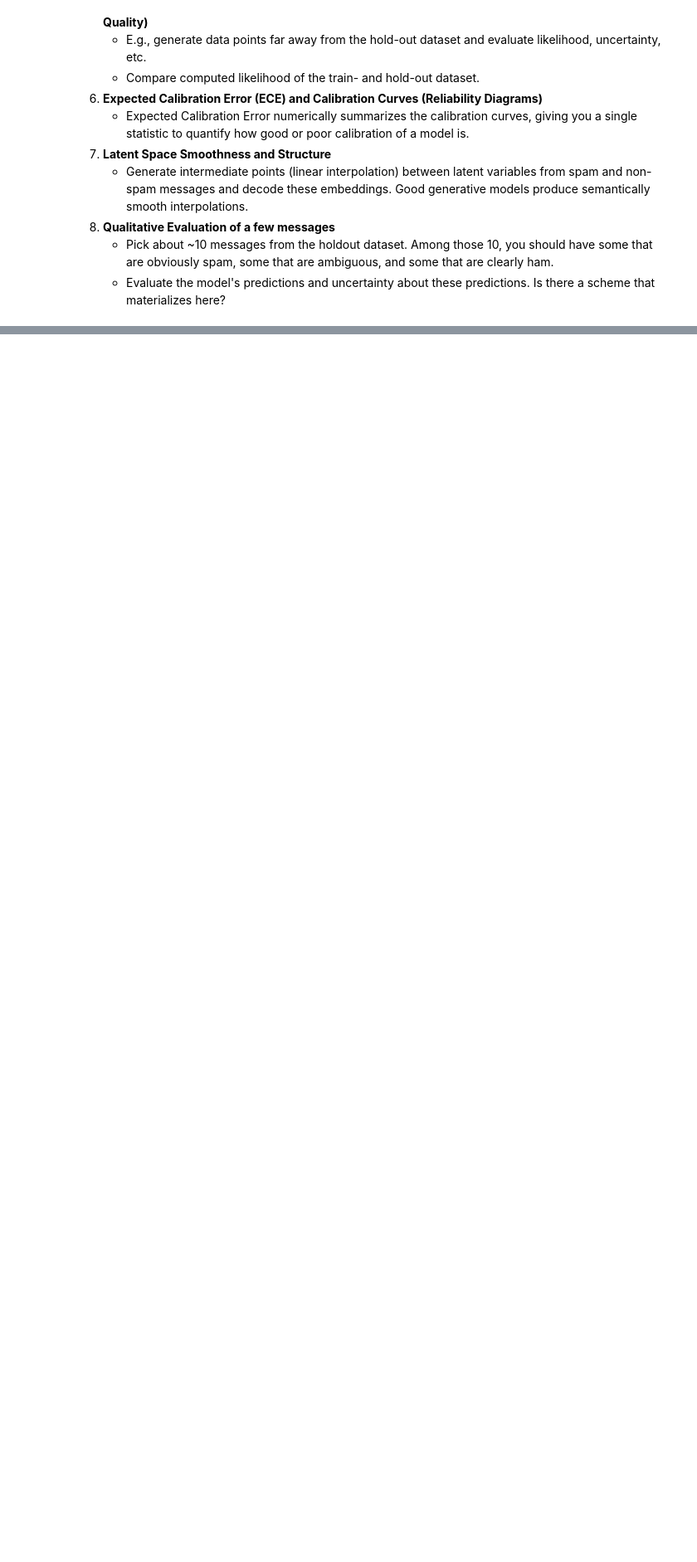
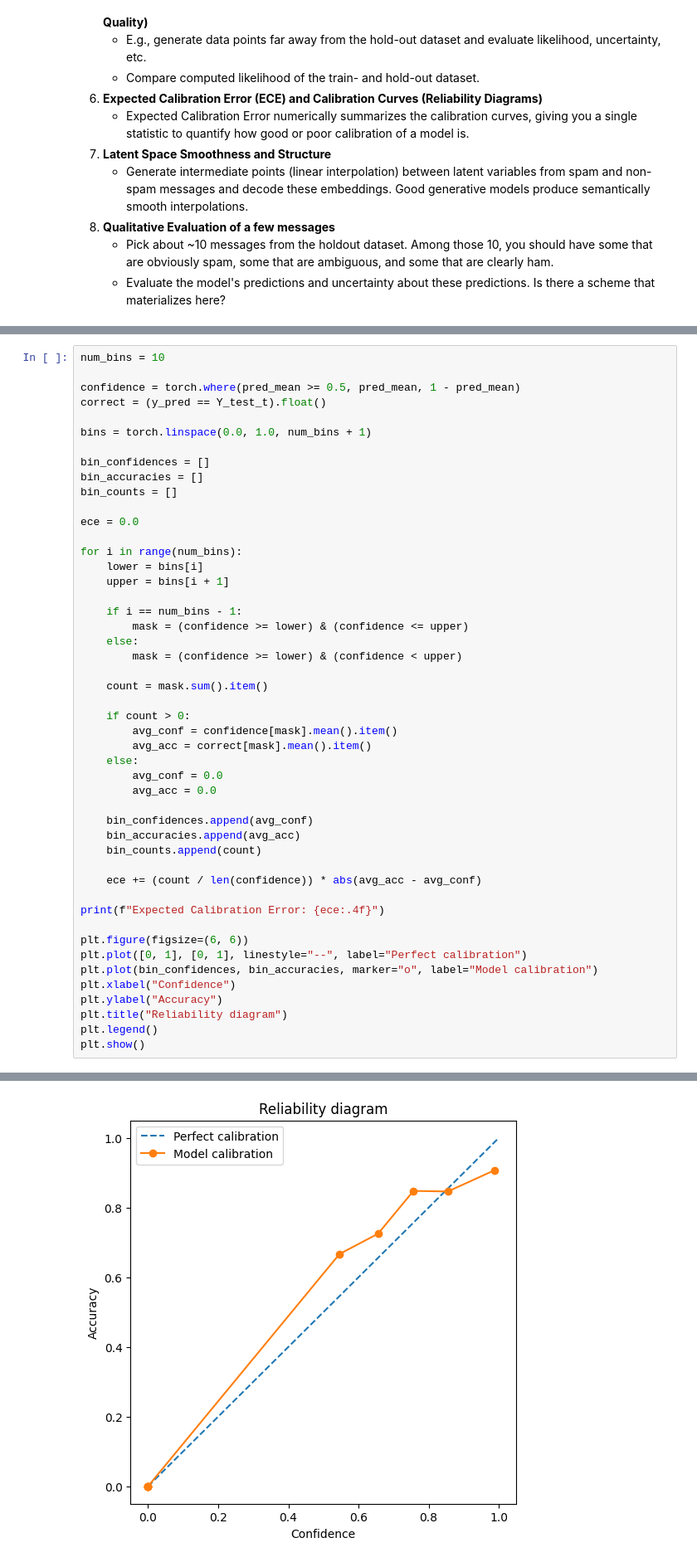
Before and after one commit to RemLezar99/Deep_Learning_4DT908, a Jupyter notebook: Assignment7/Variational Inference - Spam Detection.ipynb, the cells around one changed output, grey strips where cells are left out. Shown at 83% size. Drawn from its saved outputs; the diff is of its cells as text; blank space fills up the shorter version.

```diff
--- a/Assignment7/Variational Inference - Spam Detection.ipynb
+++ b/Assignment7/Variational Inference - Spam Detection.ipynb
@@ -675,0 +732,49 @@ Pick one of the following:
+# %%
+num_bins = 10
+
+confidence = torch.where(pred_mean >= 0.5, pred_mean, 1 - pred_mean)
+correct = (y_pred == Y_test_t).float()
+
+bins = torch.linspace(0.0, 1.0, num_bins + 1)
+
+bin_confidences = []
+bin_accuracies = []
+bin_counts = []
+
+ece = 0.0
+
+for i in range(num_bins):
+    lower = bins[i]
+    upper = bins[i + 1]
+
+    if i == num_bins - 1:
+        mask = (confidence >= lower) & (confidence <= upper)
+    else:
+        mask = (confidence >= lower) & (confidence < upper)
+
+    count = mask.sum().item()
+
+    if count > 0:
+        avg_conf = confidence[mask].mean().item()
+        avg_acc = correct[mask].mean().item()
+    else:
+        avg_conf = 0.0
+        avg_acc = 0.0
+
+    bin_confidences.append(avg_conf)
+    bin_accuracies.append(avg_acc)
+    bin_counts.append(count)
+
+    ece += (count / len(confidence)) * abs(avg_acc - avg_conf)
+
+print(f"Expected Calibration Error: {ece:.4f}")
+
+plt.figure(figsize=(6, 6))
+plt.plot([0, 1], [0, 1], linestyle="--", label="Perfect calibration")
+plt.plot(bin_confidences, bin_accuracies, marker="o", label="Model calibration")
+plt.xlabel("Confidence")
+plt.ylabel("Accuracy")
+plt.title("Reliability diagram")
+plt.legend()
+plt.show()
+# %% [output]
@@ -675,0 +782 @@ Pick one of the following:
+[figure, added]
```
Also changed, not shown: parts of 14 cells of this notebook, 1 other file.
